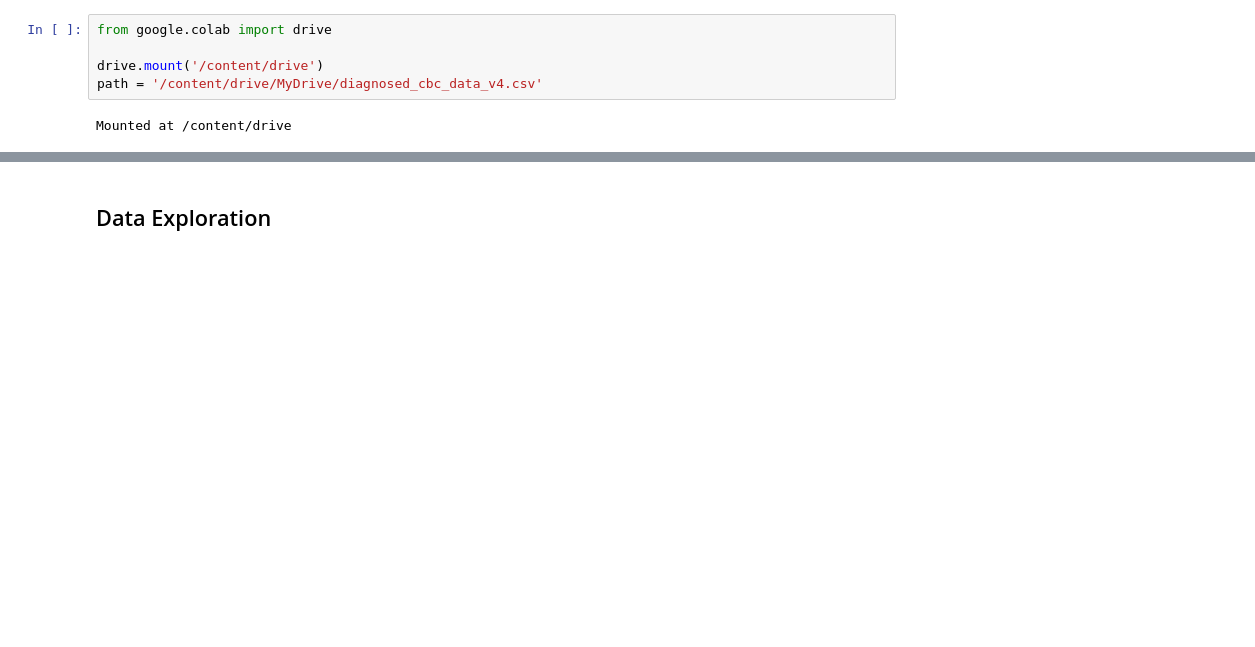
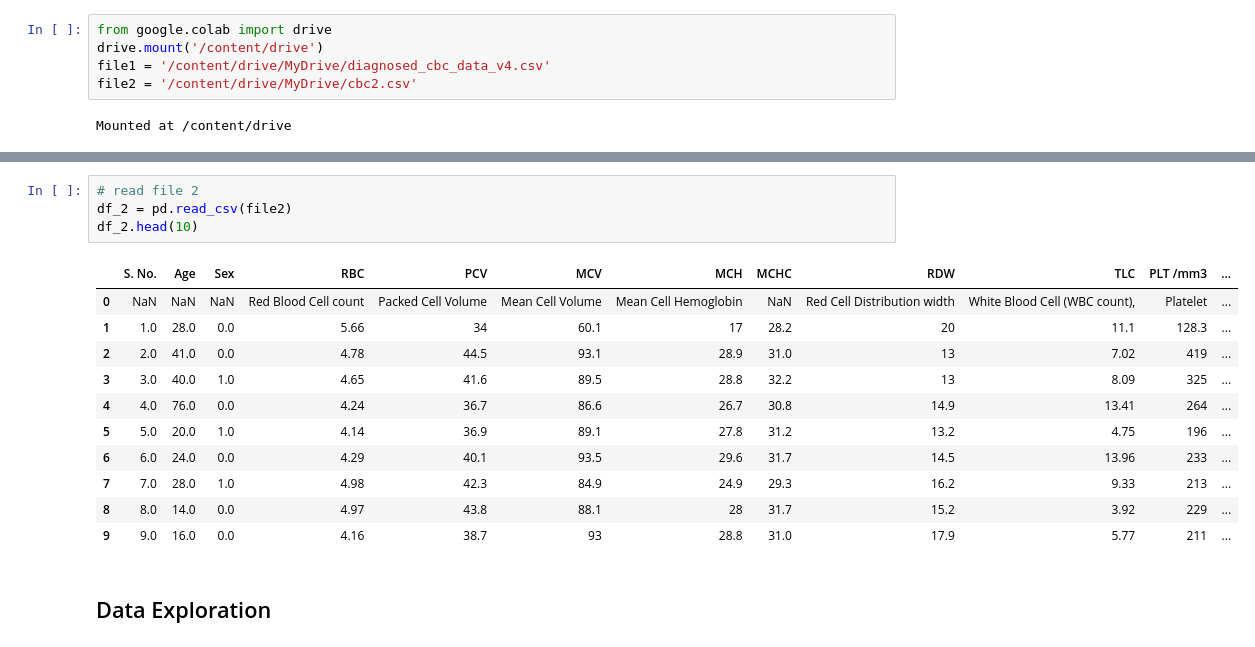
Before and after one commit to muhammadarya11/AnemiCare, a Jupyter notebook: Capstone_Anemia_Prediction.ipynb, the cells around one changed output, grey strips where cells are left out. Cells and saved outputs as stored; diff of their text form; blank space fills up the shorter version.

```diff
--- a/Capstone_Anemia_Prediction.ipynb
+++ b/Capstone_Anemia_Prediction.ipynb
@@ -36,8 +41,8 @@ from tensorflow.keras.regularizers import l2
 ## Load Dataset
 # %%
 from google.colab import drive
-
 drive.mount('/content/drive')
-path = '/content/drive/MyDrive/diagnosed_cbc_data_v4.csv'
+file1 = '/content/drive/MyDrive/diagnosed_cbc_data_v4.csv'
+file2 = '/content/drive/MyDrive/cbc2.csv'
 # %% [output]
 Mounted at /content/drive
@@ -65,6 +62,22 @@ df.head(10)
 | 7 | 9.3 | 27.4 | 64.0 | 2.6 | 5.9 | 4.39 | 12.0 | 37.9 | 86.4 | 27.3 | 31.6 | ... |
 | 8 | 5.2 | 19.7 | 72.4 | 1.0 | 3.8 | 4.85 | 13.2 | 41.0 | 84.7 | 27.2 | 32.1 | ... |
 | 9 | 10.5 | 12.4 | 79.0 | 1.3 | 8.3 | 4.57 | 12.4 | 38.9 | 85.3 | 27.1 | 31.8 | ... |
+# %%
+# read file 2
+df_2 = pd.read_csv(file2)
+df_2.head(10)
+# %% [output]
+|  | S. No. | Age | Sex | RBC | PCV | MCV | MCH | MCHC | RDW | TLC | PLT /mm3 | ... |
+| 0 | NaN | NaN | NaN | Red Blood Cell count | Packed Cell Volume | Mean Cell Volume | Mean Cell Hemoglobin | NaN | Red Cell Distribution width | White Blood Cell (WBC count), | Platelet | ... |
+| 1 | 1.0 | 28.0 | 0.0 | 5.66 | 34 | 60.1 | 17 | 28.2 | 20 | 11.1 | 128.3 | ... |
+| 2 | 2.0 | 41.0 | 0.0 | 4.78 | 44.5 | 93.1 | 28.9 | 31.0 | 13 | 7.02 | 419 | ... |
+| 3 | 3.0 | 40.0 | 1.0 | 4.65 | 41.6 | 89.5 | 28.8 | 32.2 | 13 | 8.09 | 325 | ... |
+| 4 | 4.0 | 76.0 | 0.0 | 4.24 | 36.7 | 86.6 | 26.7 | 30.8 | 14.9 | 13.41 | 264 | ... |
+| 5 | 5.0 | 20.0 | 1.0 | 4.14 | 36.9 | 89.1 | 27.8 | 31.2 | 13.2 | 4.75 | 196 | ... |
+| 6 | 6.0 | 24.0 | 0.0 | 4.29 | 40.1 | 93.5 | 29.6 | 31.7 | 14.5 | 13.96 | 233 | ... |
+| 7 | 7.0 | 28.0 | 1.0 | 4.98 | 42.3 | 84.9 | 24.9 | 29.3 | 16.2 | 9.33 | 213 | ... |
+| 8 | 8.0 | 14.0 | 0.0 | 4.97 | 43.8 | 88.1 | 28 | 31.7 | 15.2 | 3.92 | 229 | ... |
+| 9 | 9.0 | 16.0 | 0.0 | 4.16 | 38.7 | 93 | 28.8 | 31.0 | 17.9 | 5.77 | 211 | ... |
 # %% [markdown]
 ## Data Exploration
 # %%
```
Also changed, not shown: parts of 59 cells of this notebook.
